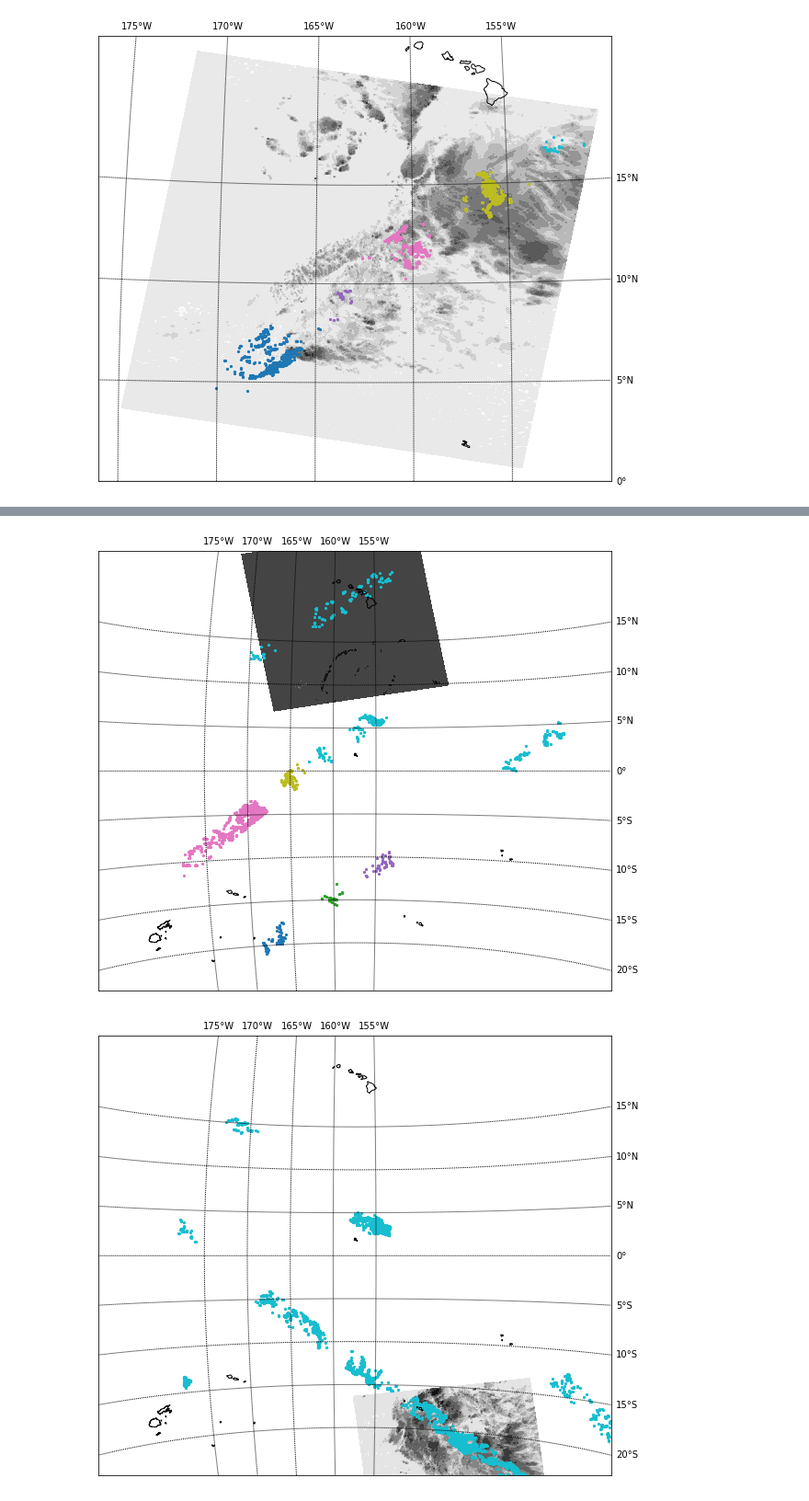
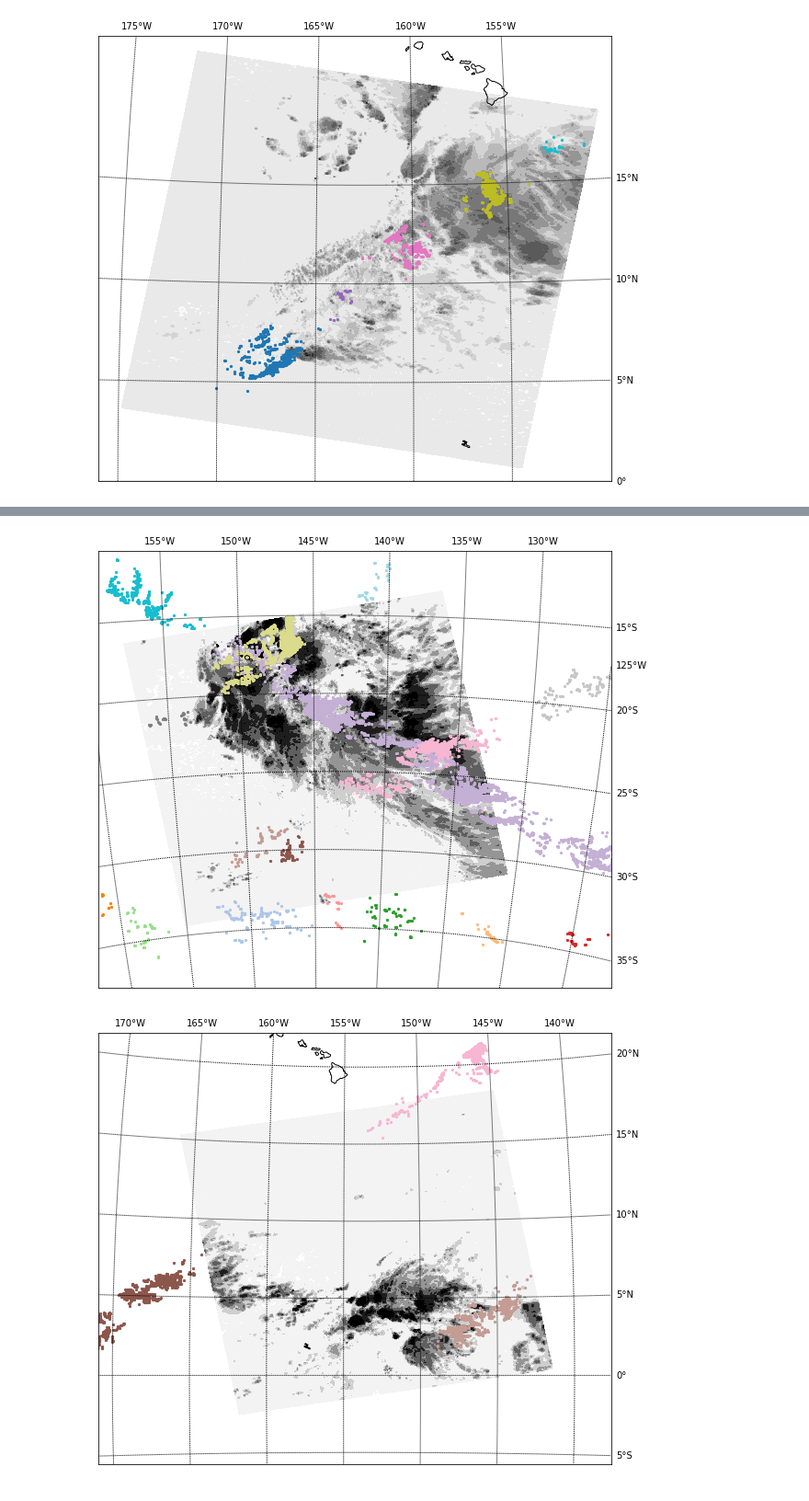
Before and after one commit to lkuntz/Precip_eScience, a Jupyter notebook: Verification of DBSCAN Output-version3.ipynb, the cells around one changed output, grey strips where cells are left out. Shown: that part at 92% size. Drawn from its saved outputs; the diff is of its cells as text; code cells hidden in the pictures.

```diff
--- a/Verification of DBSCAN Output-version3.ipynb
+++ b/Verification of DBSCAN Output-version3.ipynb
@@ -166,3 +88,0 @@ def plot_clusters_subset(subset_dblabels,subset_lon,subset_lat,subset_time, view
-# %%
-subset_dblabels, subset_lat, subset_lon, subset_time = extract_day(2009,1,1,F)
-plot_clusters_subset(subset_dblabels,subset_lon,subset_lat,subset_time)
@@ -187,3 +91,0 @@ The TRMM data is picking up rain near this region a few hours ahead of the MODIS
-# %%
-subset_dblabels, subset_lat, subset_lon, subset_time = extract_day(2009,1,2,F)
-plot_clusters_subset(subset_dblabels,subset_lon,subset_lat,subset_time,view='cass')
@@ -239,44 +140,43 @@ The clusters shown were observed within about 5 hours of when the MODIS image wa
 # %%
-for file in glob.glob('MODIS/*.hdf'):
+for file in glob.glob('MODIS/MY*.hdf'):
     df = SD.SD(file)
     modis_seconds = df.select('Scan_Start_Time')
     ref_date = datetime.datetime(1993,1,1)
     modis_date = ref_date+datetime.timedelta(seconds=int(modis_seconds[0,0]))
-    subset_dblabels, subset_lat, subset_lon, subset_time = extract_day(modis_date.year,modis_date.month,modis_date.day,F)
-    if subset_dblabels==[]:
-        continue
+    subset_dblabels, subset_lat, subset_lon, subset_time = extract_day(modis_date.year,modis_date.month,
+                                                                       modis_date.day,modis_date.hour,F)
     CR = df.select('Cirrus_Reflectance')
     lat = df.select('Latitude')
     lon = df.select('Longitude')
 
     #define region to plot
-    bbox = [-22,22,-190,-125]
-    parallels = np.arange(-20.,20,5.)
-    verts = np.arange(-175.,-150,5.)
+    bbox = [min(lat[:].flatten())-3,max(lat[:].flatten())+3,min(lon[:].flatten())-5,max(lon[:].flatten())+5]
+    parallels = np.arange(-40.,40,5.)
+    verts = np.arange(-200.,-100,5.)
 
-    #only look at clusters in NH and within ~5 hours of MODIS image
+    #only look at clusters in NH and within ~8 hours of MODIS image
     inds = subset_dblabels[(abs(subset_time-modis_date.hour)<8)]
     uniqLabels = np.unique(inds)
     fig = plt.figure(figsize=(10,9))
     m = Basemap(projection='cass',llcrnrlat=bbox[0],urcrnrlat=bbox[1],\
             llcrnrlon=bbox[2],urcrnrlon=bbox[3],lat_ts=10,resolution='i',
             lon_0=(bbox[2]+bbox[3])/2,lat_0=(bbox[0]+bbox[1])/2)
 
 
     # Draw coastlines and put in parallels and meridians
     m.drawcoastlines()
     m.drawparallels(parallels,labels=[False,True,True,False]);
     m.drawmeridians(verts,labels=[False,True,True,False]);
 
     #plot the MODIS data
-    m.contourf(lon[:],lat[:],CR[::5,5::5],latlon=True,cmap = plt.get_cmap('Greys'))
-    cmap = plt.get_cmap('tab10')
+    m.contourf(lon[:],lat[:],CR[::5,5::5],latlon=True,cmap = plt.get_cmap('Greys'),vmin=0,vmax=4000)
+    cmap = plt.get_cmap('tab20')
 
     #plot the clusters
     for ii in range(len(uniqLabels)):
         m.scatter(np.array(subset_lon[subset_dblabels==uniqLabels[ii]]),
                   np.array(subset_lat[subset_dblabels==uniqLabels[ii]]),
-                  latlon=True,marker='o',color=cmap(2*ii),s=5)
+                  latlon=True,marker='o',color=cmap(ii),s=5)
 # %% [output]
-[figure, old version]
+[figure, new version]
-[figure, old version]
+[figure, new version]
```
Also changed, not shown: parts of 15 cells of this notebook, 1 other file.
